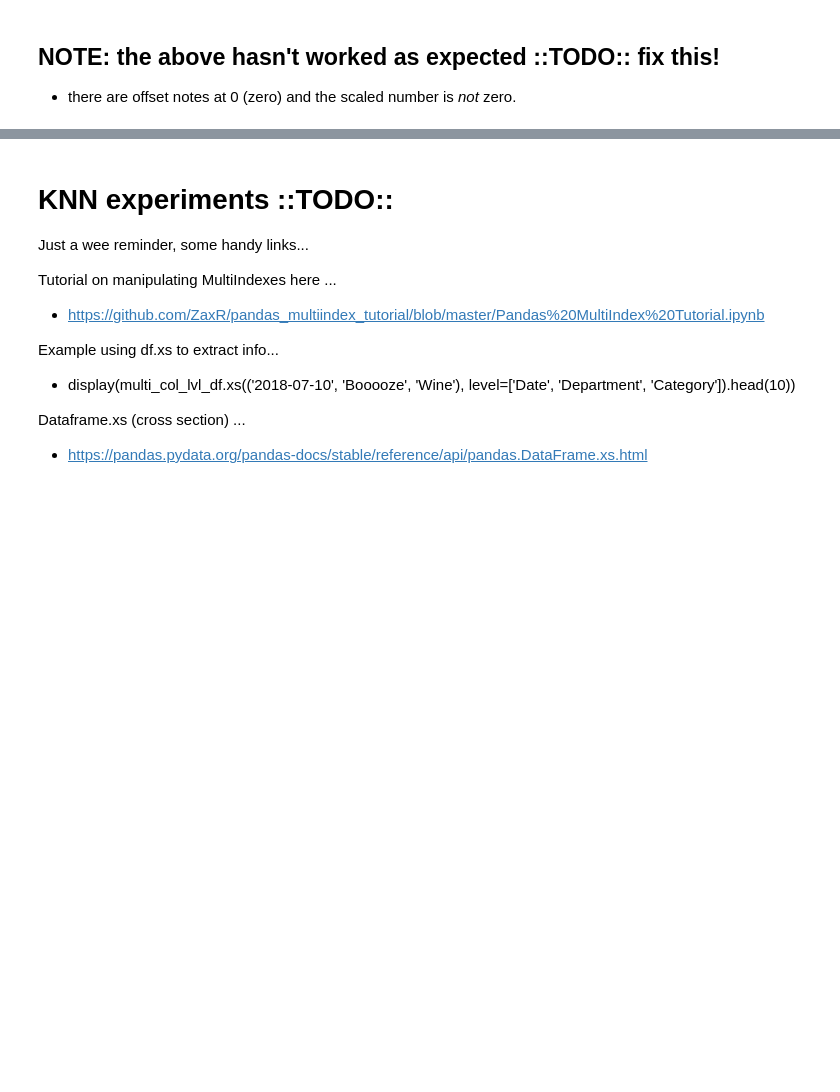
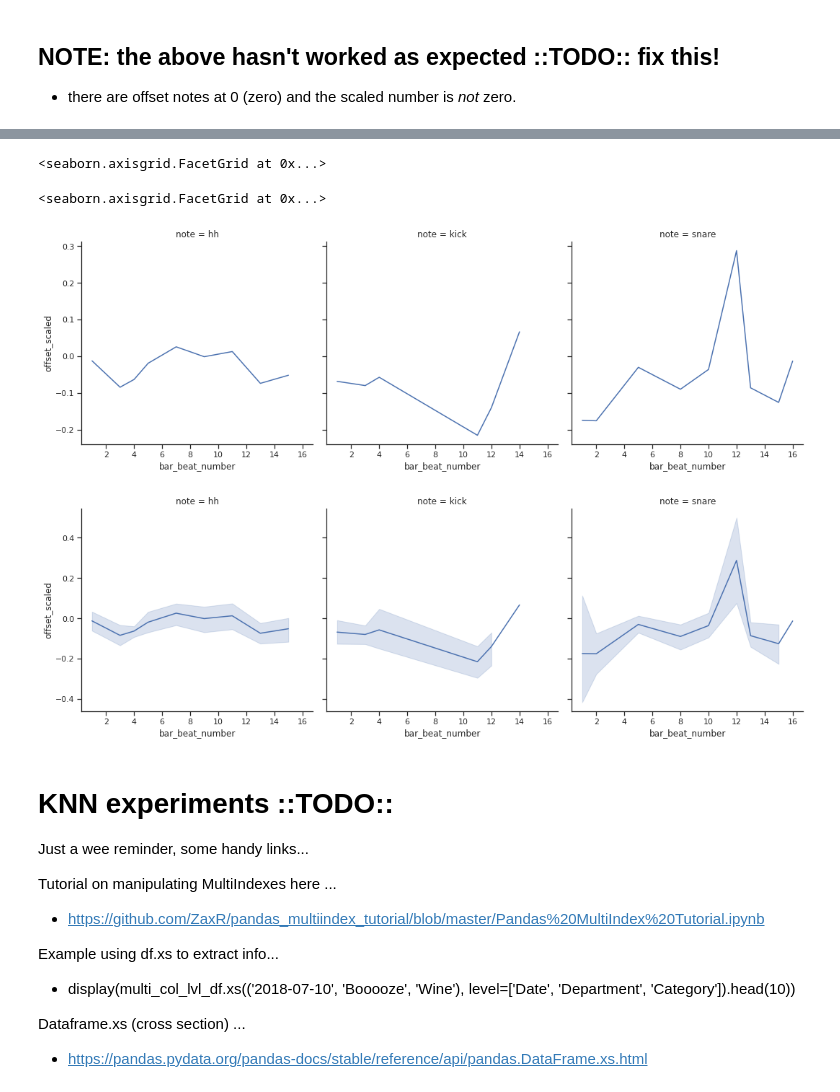
Before and after one commit to curtiscu/LYIT, a Jupyter notebook: LoadAllTheThings.ipynb, the cells around one changed output, grey strips where cells are left out. Drawn from its saved outputs; the diff is of its cells as text; code cells hidden in the pictures; blank space fills up the shorter version.

```diff
--- a/LoadAllTheThings.ipynb
+++ b/LoadAllTheThings.ipynb
@@ -787,3 +825,12 @@ df4.head(50)
+# %%
+sns.relplot(x="bar_beat_number", y="offset_scaled", col="note", col_wrap=3, data=df4, height=5, kind="line", ci=None)
+sns.relplot(x="bar_beat_number", y="offset_scaled", col="note", col_wrap=3, data=df4, height=5, kind="line")
+#sns.relplot(x="bar_beat_number", y="offset_scaled", hue="note", data=df4, height=10, kind="line")
+# %% [output]
+<seaborn.axisgrid.FacetGrid at 0x...>
+<seaborn.axisgrid.FacetGrid at 0x...>
+[figure, added]
+[figure, added]
 # %% [markdown]
 # KNN experiments ::TODO::
 Just a wee reminder, some handy links...
```
Also changed, not shown: parts of 9 cells of this notebook.
